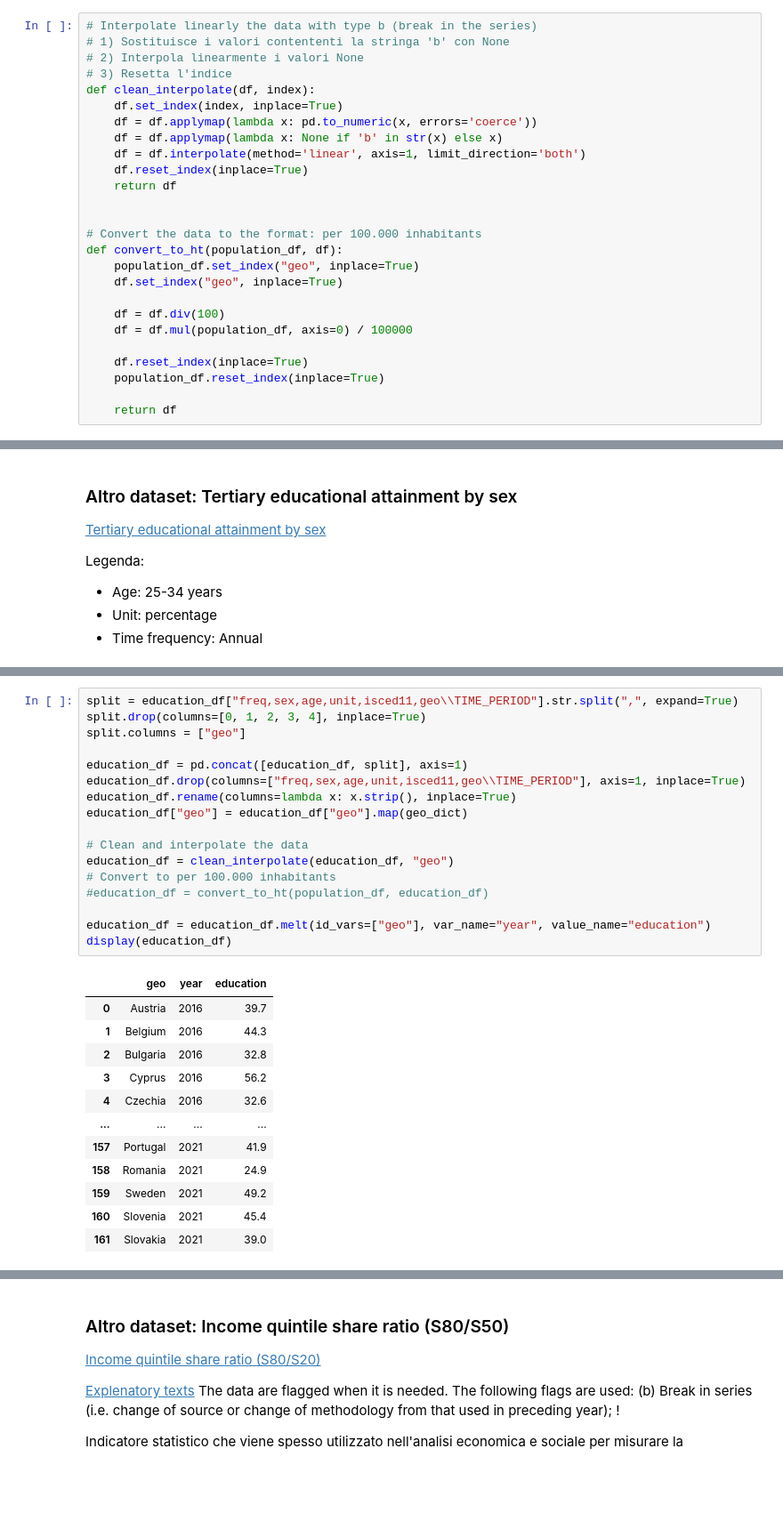
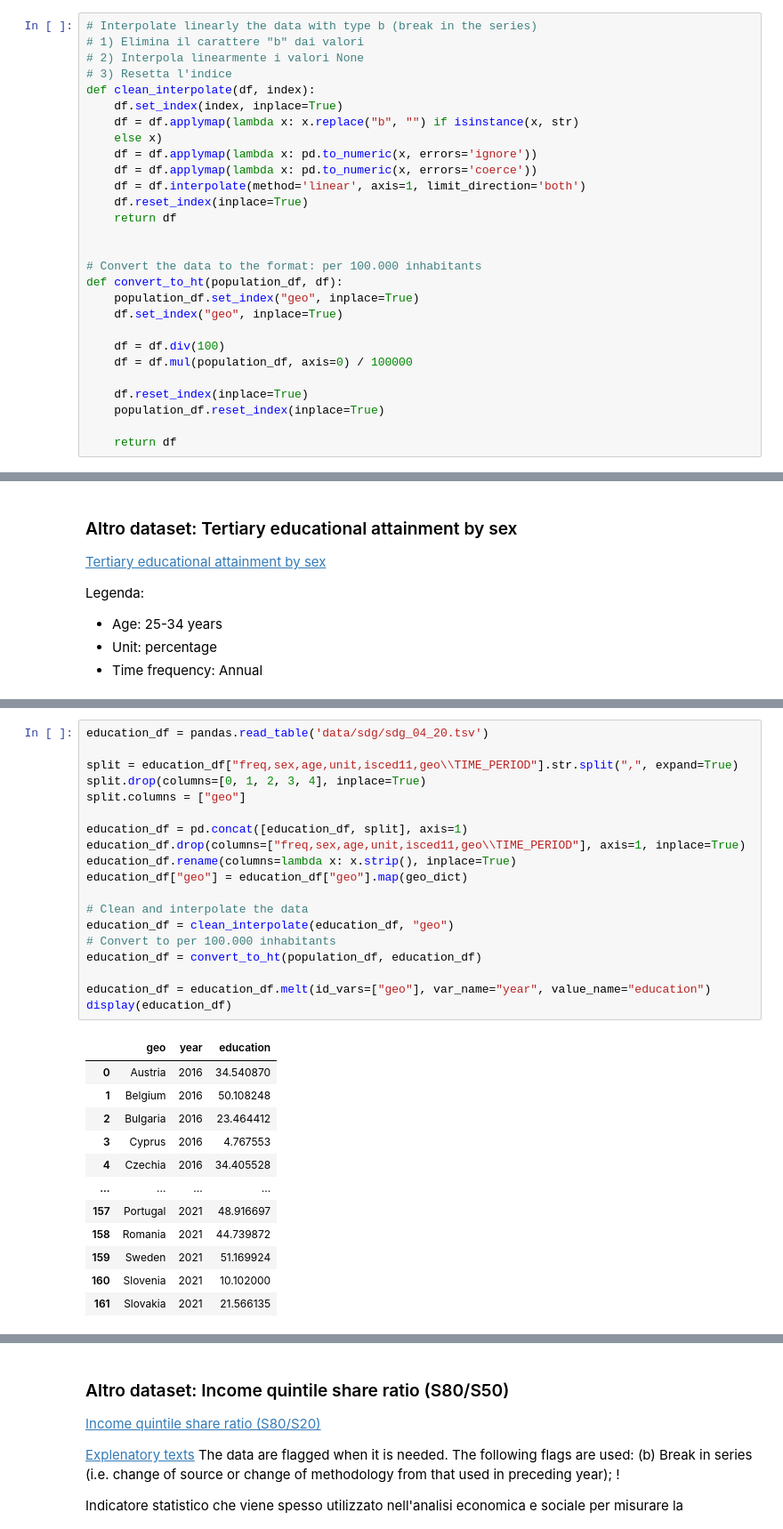
Before and after one commit to DiegoConce/CrimeAnalysis-HumanDataScience, a Jupyter notebook: main.ipynb, the cells around one changed output, grey strips where cells are left out. Shown: that part at 89% size. Drawn from its saved outputs; the diff is of its cells as text; blank space fills up the shorter version.

```diff
--- a/main.ipynb
+++ b/main.ipynb
@@ -130,13 +144,15 @@ corruption_df.applymap(lambda x: pd.to_numeric(x, errors='coerce'))
 corruption_df = corruption_df.melt(id_vars=["geo"], var_name="year", value_name="corruption")
 # %%
 # Interpolate linearly the data with type b (break in the series)
-# 1) Sostituisce i valori contententi la stringa 'b' con None
+# 1) Elimina il carattere "b" dai valori
 # 2) Interpola linearmente i valori None
 # 3) Resetta l'indice
 def clean_interpolate(df, index):
     df.set_index(index, inplace=True)
+    df = df.applymap(lambda x: x.replace("b", "") if isinstance(x, str)
+    else x)
+    df = df.applymap(lambda x: pd.to_numeric(x, errors='ignore'))
     df = df.applymap(lambda x: pd.to_numeric(x, errors='coerce'))
-    df = df.applymap(lambda x: None if 'b' in str(x) else x)
     df = df.interpolate(method='linear', axis=1, limit_direction='both')
     df.reset_index(inplace=True)
     return df
@@ -357,33 +310,35 @@ education_df = pandas.read_table('data/sdg/sdg_04_20.tsv')
 # %%
+education_df = pandas.read_table('data/sdg/sdg_04_20.tsv')
+
 split = education_df["freq,sex,age,unit,isced11,geo\\TIME_PERIOD"].str.split(",", expand=True)
 split.drop(columns=[0, 1, 2, 3, 4], inplace=True)
 split.columns = ["geo"]
 
 education_df = pd.concat([education_df, split], axis=1)
 education_df.drop(columns=["freq,sex,age,unit,isced11,geo\\TIME_PERIOD"], axis=1, inplace=True)
 education_df.rename(columns=lambda x: x.strip(), inplace=True)
 education_df["geo"] = education_df["geo"].map(geo_dict)
 
 # Clean and interpolate the data
 education_df = clean_interpolate(education_df, "geo")
 # Convert to per 100.000 inhabitants
-#education_df = convert_to_ht(population_df, education_df)
+education_df = convert_to_ht(population_df, education_df)
 
 education_df = education_df.melt(id_vars=["geo"], var_name="year", value_name="education")
 display(education_df)
 # %% [output]
 |  | geo | year | education |
-| 0 | Austria | 2016 | 39.7 |
-| 1 | Belgium | 2016 | 44.3 |
-| 2 | Bulgaria | 2016 | 32.8 |
-| 3 | Cyprus | 2016 | 56.2 |
-| 4 | Czechia | 2016 | 32.6 |
+| 0 | Austria | 2016 | 34.540870 |
+| 1 | Belgium | 2016 | 50.108248 |
+| 2 | Bulgaria | 2016 | 23.464412 |
+| 3 | Cyprus | 2016 | 4.767553 |
+| 4 | Czechia | 2016 | 34.405528 |
 | ... | ... | ... | ... |
-| 157 | Portugal | 2021 | 41.9 |
-| 158 | Romania | 2021 | 24.9 |
-| 159 | Sweden | 2021 | 49.2 |
-| 160 | Slovenia | 2021 | 45.4 |
-| 161 | Slovakia | 2021 | 39.0 |
+| 157 | Portugal | 2021 | 48.916697 |
+| 158 | Romania | 2021 | 44.739872 |
+| 159 | Sweden | 2021 | 51.169924 |
+| 160 | Slovenia | 2021 | 10.102000 |
+| 161 | Slovakia | 2021 | 21.566135 |
 162 rows × 3 columns
 # %% [markdown]
 ### Altro dataset: Income quintile share ratio (S80/S50)
```
Also changed, not shown: parts of 19 cells of this notebook, 1 other file.
